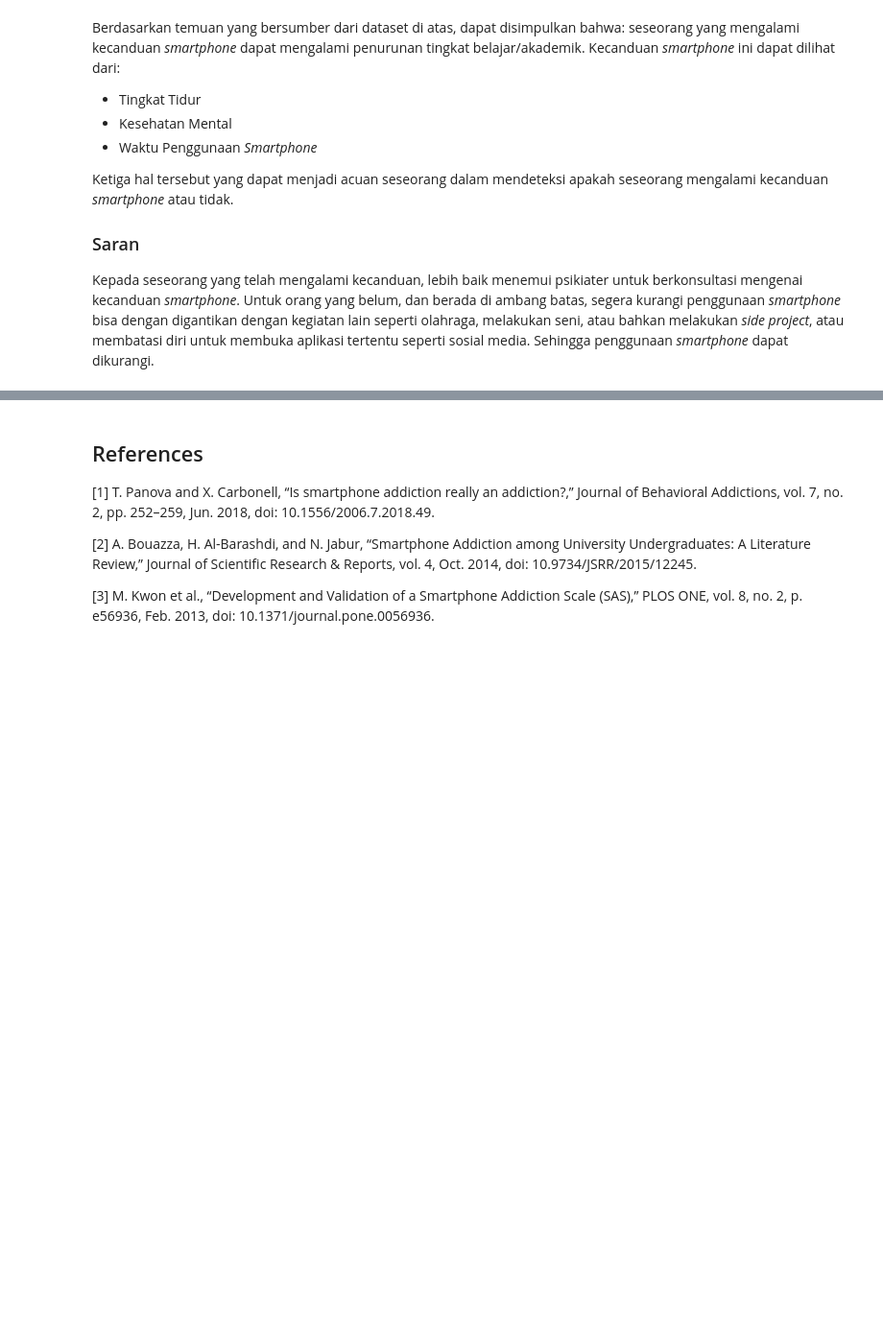
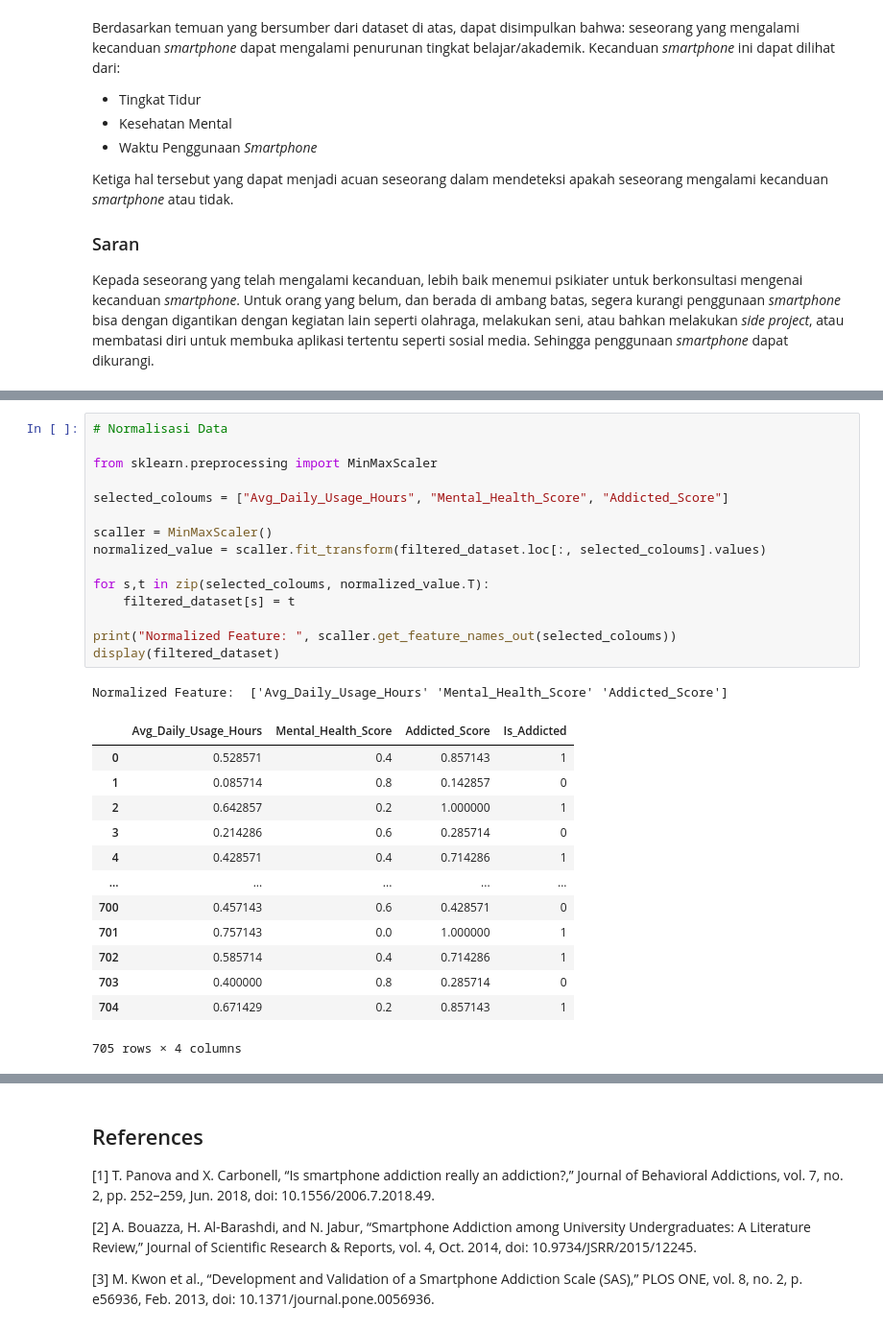
Before and after one commit to supimadi/ibm-capstone, a Jupyter notebook: Capstone Project.ipynb, the cells around one changed output, grey strips where cells are left out. Shown at 96% size. Drawn from its saved outputs; the diff is of its cells as text; blank space fills up the shorter version.

```diff
--- a/Capstone Project.ipynb
+++ b/Capstone Project.ipynb
@@ -118,0 +164,30 @@ Kepada seseorang yang telah mengalami kecanduan, lebih baik menemui psikiater un
+# %%
+# Normalisasi Data
+
+from sklearn.preprocessing import MinMaxScaler
+
+selected_coloums = ["Avg_Daily_Usage_Hours", "Mental_Health_Score", "Addicted_Score"]
+
+scaller = MinMaxScaler()
+normalized_value = scaller.fit_transform(filtered_dataset.loc[:, selected_coloums].values)
+
+for s,t in zip(selected_coloums, normalized_value.T):
+    filtered_dataset[s] = t
+
+print("Normalized Feature: ", scaller.get_feature_names_out(selected_coloums))
+display(filtered_dataset)
+# %% [output]
+Normalized Feature:  ['Avg_Daily_Usage_Hours' 'Mental_Health_Score' 'Addicted_Score']
+|  | Avg_Daily_Usage_Hours | Mental_Health_Score | Addicted_Score | Is_Addicted |
+| 0 | 0.528571 | 0.4 | 0.857143 | 1 |
+| 1 | 0.085714 | 0.8 | 0.142857 | 0 |
+| 2 | 0.642857 | 0.2 | 1.000000 | 1 |
+| 3 | 0.214286 | 0.6 | 0.285714 | 0 |
+| 4 | 0.428571 | 0.4 | 0.714286 | 1 |
+| ... | ... | ... | ... | ... |
+| 700 | 0.457143 | 0.6 | 0.428571 | 0 |
+| 701 | 0.757143 | 0.0 | 1.000000 | 1 |
+| 702 | 0.585714 | 0.4 | 0.714286 | 1 |
+| 703 | 0.400000 | 0.8 | 0.285714 | 0 |
+| 704 | 0.671429 | 0.2 | 0.857143 | 1 |
+705 rows × 4 columns
```
Also changed, not shown: parts of 6 cells of this notebook.
